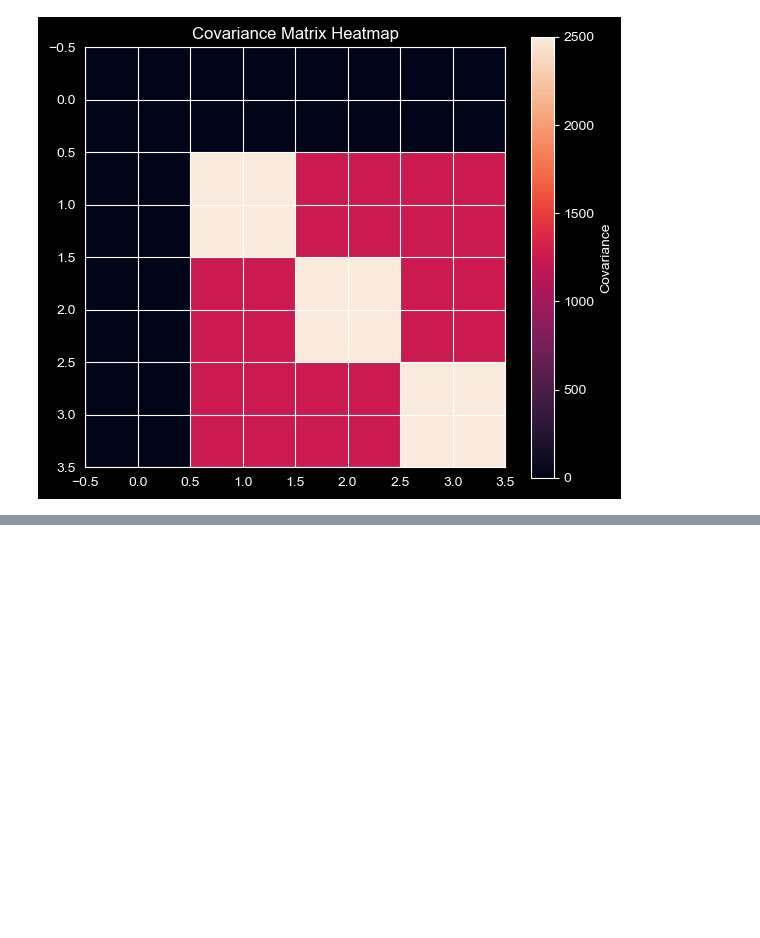
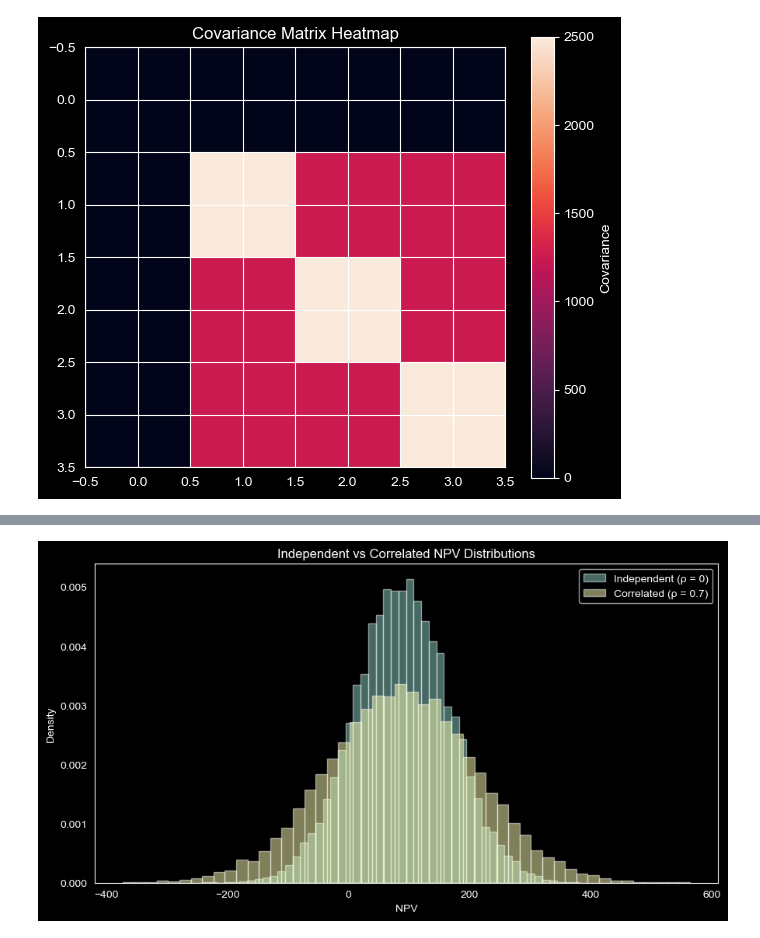
Before and after one commit to Wexwer/TVM-MonteCarlo-Scientific_Study, a Jupyter notebook: time_value_of_money.ipynb, the cells around one changed output, grey strips where cells are left out. Cells and saved outputs as stored; diff of their text form; code cells hidden in the pictures; blank space fills up the shorter version.

Commit message:
Add independent vs correlated model comparison and economic interpretation

```diff
--- a/time_value_of_money.ipynb
+++ b/time_value_of_money.ipynb
@@ -872,0 +883,24 @@ creates greater overall volatility.
+# %%
+# Independent case
+mu = np.array([-1000, 400, 400, 400]).flatten()
+Sigma_indep = build_cov_matrix(stds, 0.0)
+cf_indep = np.random.multivariate_normal(mu, Sigma_indep, size=20000)
+npv_indep = np.array([w @ cf_indep[i] for i in range(len(cf_indep))])
+
+# Correlated case
+Sigma_corr = build_cov_matrix(stds, 0.7)
+cf_corr = np.random.multivariate_normal(mu, Sigma_corr, size=20000)
+npv_corr = np.array([w @ cf_corr[i] for i in range(len(cf_corr))])
+
+plt.figure(figsize=(9,5))
+plt.hist(npv_indep, bins=50, density=True, alpha=0.5, label="Independent (ρ = 0)")
+plt.hist(npv_corr, bins=50, density=True, alpha=0.5, label="Correlated (ρ = 0.7)")
+plt.title("Independent vs Correlated NPV Distributions")
+plt.xlabel("NPV")
+plt.ylabel("Density")
+plt.legend()
+plt.tight_layout()
+plt.grid(None)
+plt.show()
+# %% [output]
+[figure, added]
```
Also changed, not shown: parts of 26 cells of this notebook.
